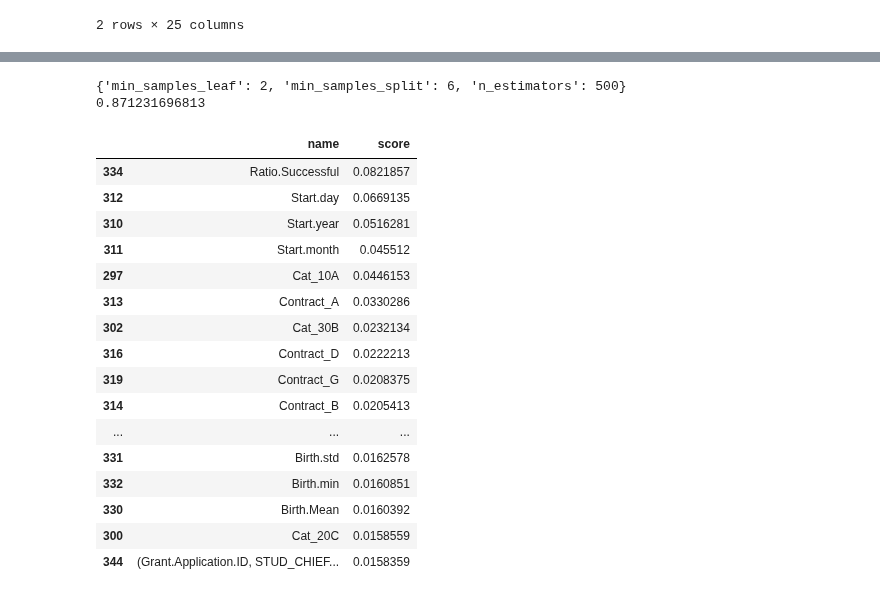
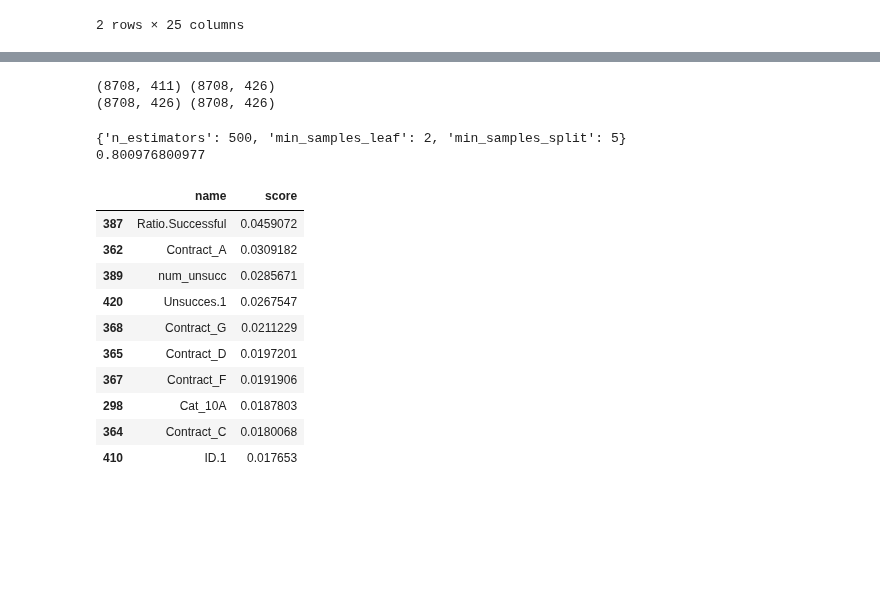
Before and after one commit to GregVial/DSR_Mini_Competition, a Jupyter notebook: analysis.bk.ipynb, the cells around one changed output, grey strips where cells are left out. Saved outputs shown, nothing was run; the diff lists cells and outputs as text; code cells hidden in the pictures; blank space fills up the shorter version.

```diff
--- a/analysis.bk.ipynb
+++ b/analysis.bk.ipynb
@@ -19,10 +21,10 @@ data.head(2)
 # %%
 # Create dummies for Sponsor.Code
-data = pd.concat([data,pd.get_dummies(data["Sponsor.Code"],prefix="Sponsor")],axis=1)
+data = pd.concat([data,pd.get_dummies(data["Sponsor.Code"],prefix="Sponsor",dummy_na=dummy)],axis=1)
 data.drop("Sponsor.Code",axis=1,inplace=True)
 # %%
 # Create dummies for Grant.Category.Code
-data = pd.concat([data,pd.get_dummies(data["Grant.Category.Code"],prefix="Cat")],axis=1)
+data = pd.concat([data,pd.get_dummies(data["Grant.Category.Code"],prefix="Cat",dummy_na=dummy)],axis=1)
 data.drop("Grant.Category.Code",axis=1,inplace=True)
 # %%
 # Deal with date
@@ -204,0 +331,12 @@ X.shape
+# %%
+print(input.shape,input2.shape)
+
+input.fillna(value=0,inplace=True)
+input2.fillna(value=0,inplace=True)
+
+input = input2
+
+print(input.shape,input2.shape)
+# %% [output]
+(8708, 411) (8708, 426)
+(8708, 426) (8708, 426)
@@ -205,53 +366,46 @@ X.shape
 # %%
-from sklearn.model_selection import train_test_split, GridSearchCV
+from sklearn.model_selection import GridSearchCV
 from sklearn.ensemble import RandomForestClassifier, GradientBoostingClassifier
 
-X_train, X_test, y_train, y_test = train_test_split(X,y,test_size=.2,random_state=131078)
+"""
+rfc = RandomForestClassifier(n_jobs=-1,random_state=0)
+params={
+    "n_estimators":[8,10,12],
+    "min_samples_split":[2,4,6],
+    "min_samples_leaf":[1,2,4],
+}
 
-#rfc = RandomForestClassifier(n_jobs=-1,random_state=0)
-#params={
-#    "n_estimators":[8,10,12],
-#    "min_samples_split":[2,4,6],
-#    "min_samples_leaf":[1,2,4],
-#}
+cv = GridSearchCV(rfc,param_grid=params,n_jobs=-1).fit(X_train,y_train)
 
-#cv = GridSearchCV(rfc,param_grid=params,n_jobs=-1).fit(X_train,y_train)
-
+"""
 gbc = GradientBoostingClassifier(random_state=0)
 params={
     "n_estimators":[500],
-    "min_samples_split":[6],
-    "min_samples_leaf":[2],
+    "min_samples_split":[4,5,6],
+    "min_samples_leaf":[2]
 }
 
 cv = GridSearchCV(gbc,param_grid=params,n_jobs=-1).fit(X_train,y_train)
 
-
 print(cv.best_params_)
 print(cv.best_score_)
 # %% [output]
-{'min_samples_leaf': 2, 'min_samples_split': 6, 'n_estimators': 500}
-0.871231696813
+{'n_estimators': 500, 'min_samples_leaf': 2, 'min_samples_split': 5}
+0.800976800977
 # %%
-df = pd.DataFrame([X.columns,cv.best_estimator_.feature_importances_]).transpose()
+df = pd.DataFrame([X_train.columns,cv.best_estimator_.feature_importances_]).transpose()
 df.columns=["name","score"]
-df.sort(columns=["score"],ascending=False)[:20]
+df.sort(columns=["score"],ascending=False)[:10]
 # %% [output]
 |  | name | score |
-| 334 | Ratio.Successful | 0.0821857 |
-| 312 | Start.day | 0.0669135 |
-| 310 | Start.year | 0.0516281 |
-| 311 | Start.month | 0.045512 |
-| 297 | Cat_10A | 0.0446153 |
-| 313 | Contract_A | 0.0330286 |
-| 302 | Cat_30B | 0.0232134 |
-| 316 | Contract_D | 0.0222213 |
-| 319 | Contract_G | 0.0208375 |
-| 314 | Contract_B | 0.0205413 |
-| ... | ... | ... |
-| 331 | Birth.std | 0.0162578 |
-| 332 | Birth.min | 0.0160851 |
-| 330 | Birth.Mean | 0.0160392 |
-| 300 | Cat_20C | 0.0158559 |
-| 344 | (Grant.Application.ID, STUD_CHIEF... | 0.0158359 |
+| 387 | Ratio.Successful | 0.0459072 |
+| 362 | Contract_A | 0.0309182 |
+| 389 | num_unsucc | 0.0285671 |
+| 420 | Unsucces.1 | 0.0267547 |
+| 368 | Contract_G | 0.0211229 |
+| 365 | Contract_D | 0.0197201 |
+| 367 | Contract_F | 0.0191906 |
+| 298 | Cat_10A | 0.0187803 |
+| 364 | Contract_C | 0.0180068 |
+| 410 | ID.1 | 0.017653 |
 # %%
```
Also changed, not shown: parts of 15 cells of this notebook, 3 other files.
